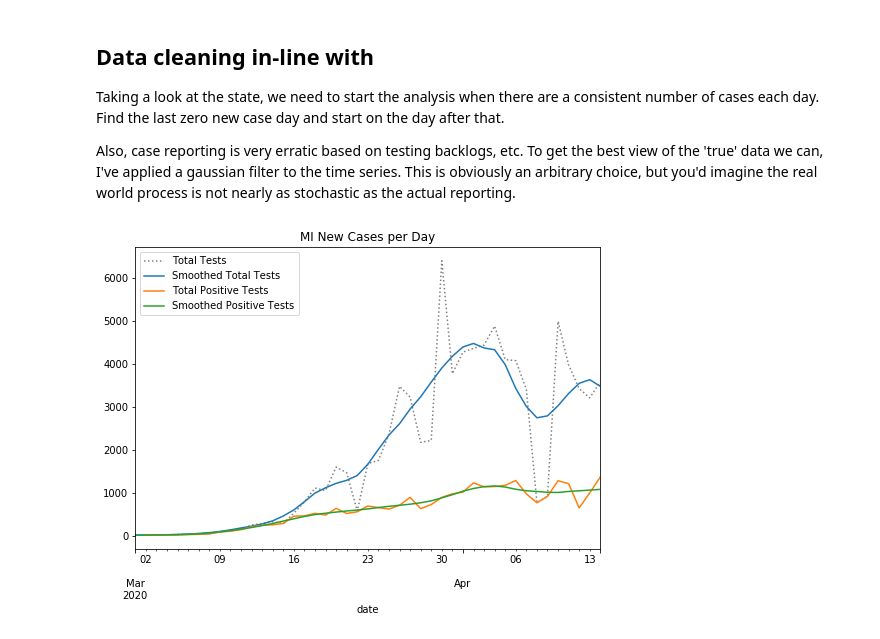
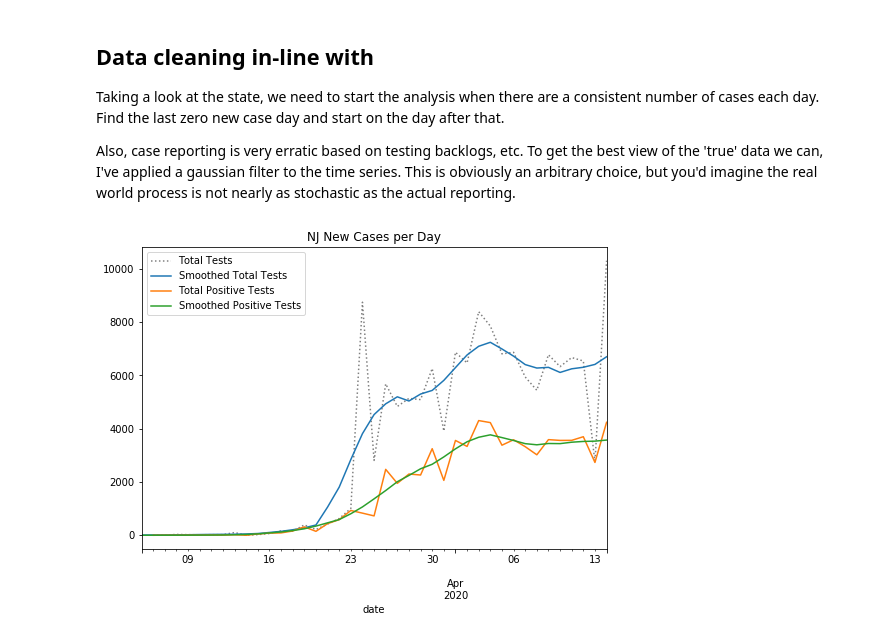
Before and after one commit to wdempsey/covid-umich, a Jupyter notebook: methods/us_testing.ipynb, the cells around one changed output. Cells and saved outputs as stored; diff of their text form; code cells hidden in the pictures.

```diff
--- a/methods/us_testing.ipynb
+++ b/methods/us_testing.ipynb
@@ -70,7 +52,7 @@ Taking a look at the state, we need to start the analysis when there are a consi
 
 Also, case reporting is very erratic based on testing backlogs, etc. To get the best view of the 'true' data we can, I've applied a gaussian filter to the time series. This is obviously an arbitrary choice, but you'd imagine the real world process is not nearly as stochastic as the actual reporting.
 # %%
-state_name = 'MI'
+state_name = 'NJ'
 
 def prepare_cases(cases):
     new_cases = cases.diff()
@@ -90,31 +72,31 @@ def prepare_cases(cases):
     original = new_cases.loc[smoothed.index]
 
     return original, smoothed
 
 total = states.xs(state_name)['total'].rename(f"{state_name} cases")
 positive = states.xs(state_name)['positive'].rename(f"{state_name} positive cases")
 
 original, smoothed = prepare_cases(total)
 original_positive, smoothed_positive = prepare_cases(positive)
 
 original.plot(title=f"{state_name} New Cases per Day",
                c='k',
                linestyle=':',
                alpha=.5,
                label='Total Tests',
                legend=True,
              figsize=(600/72, 400/72))
 
 ax = smoothed.plot(label='Smoothed Total Tests',
                    legend=True)
 ax.get_figure().set_facecolor('w')
 
 ax2 = original_positive.plot(label='Total Positive Tests',
                             legend=True)
 ax2.get_figure().set_facecolor('w')
 
 ax3 = smoothed_positive.plot(label='Smoothed Positive Tests',
                             legend=True)
 ax3.get_figure().set_facecolor('w')
 # %% [output]
-[figure, old version]
+[figure, new version]
```
Also changed, not shown: parts of 4 cells of this notebook.
